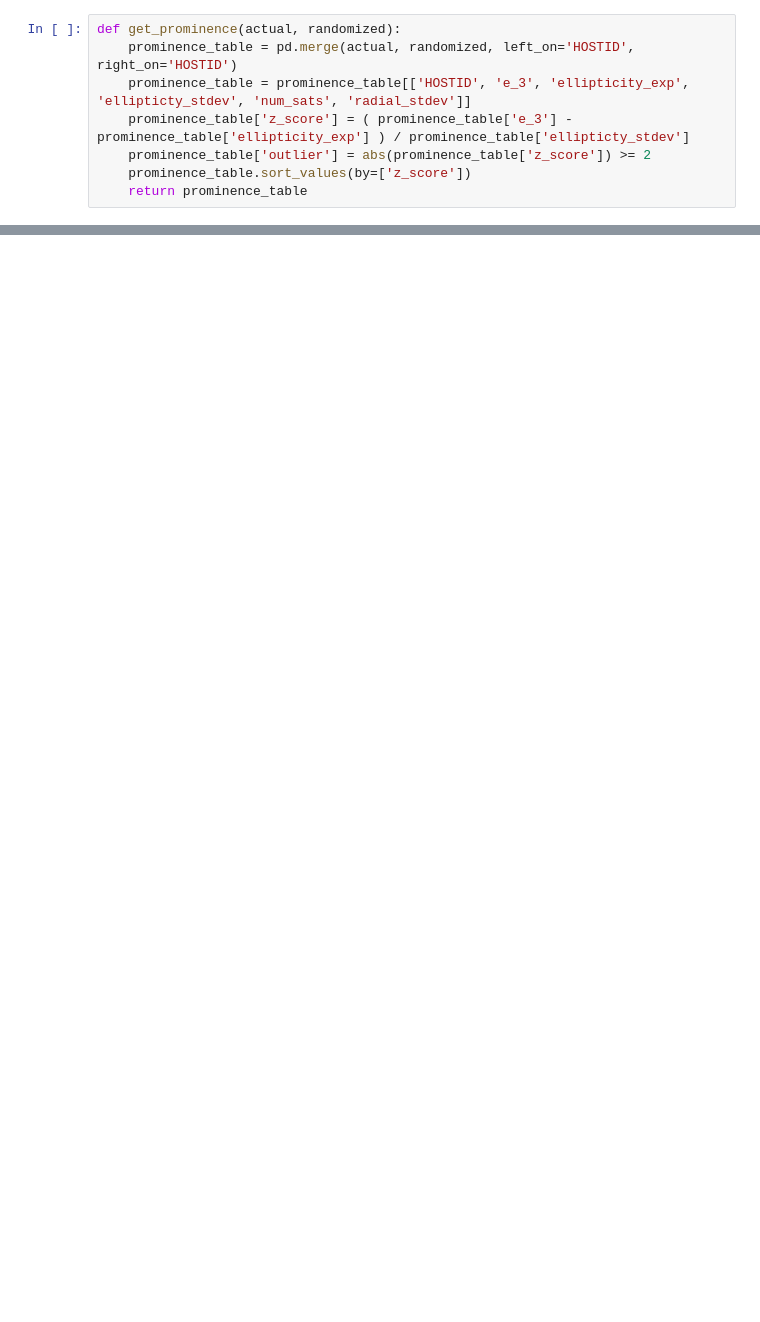
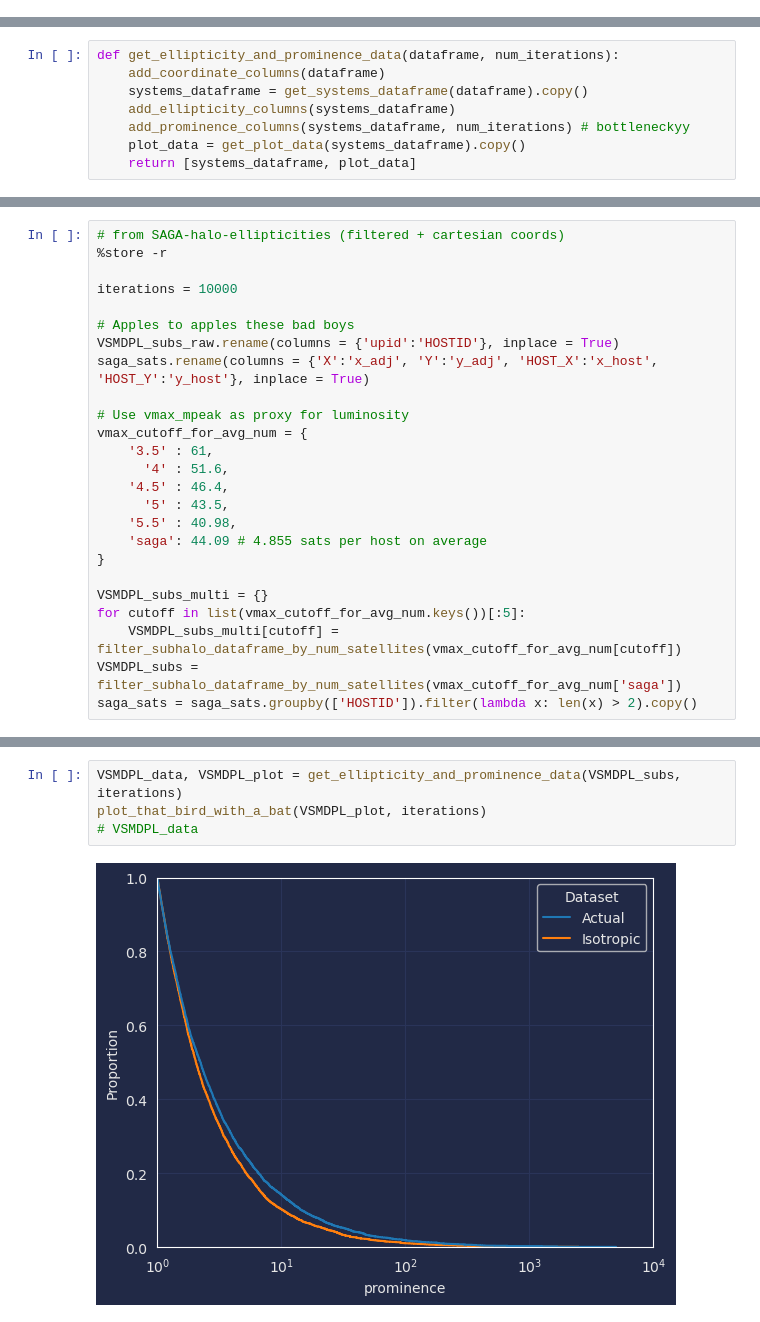
Before and after one commit to OptXFinite/satellite-ellipticities, a Jupyter notebook: Prominence-Analysis.ipynb, the cells around one changed output, grey strips where cells are left out. Drawn from its saved outputs; the diff is of its cells as text; blank space fills up the shorter version.

Commit message:
Refactor prominence

```diff
--- a/Prominence-Analysis.ipynb
+++ b/Prominence-Analysis.ipynb
@@ -86,8 +0,0 @@ def get_expected_ellipticities(data_set):
-# %%
-def get_prominence(actual, randomized):
-    prominence_table = pd.merge(actual, randomized, left_on='HOSTID', right_on='HOSTID')
-    prominence_table = prominence_table[['HOSTID', 'e_3', 'ellipticity_exp', 'ellipticty_stdev', 'num_sats', 'radial_stdev']]
-    prominence_table['z_score'] = ( prominence_table['e_3'] - prominence_table['ellipticity_exp'] ) / prominence_table['ellipticty_stdev']
-    prominence_table['outlier'] = abs(prominence_table['z_score']) >= 2
-    prominence_table.sort_values(by=['z_score'])
-    return prominence_table
@@ -132,0 +135,8 @@ prominence_table_VSMDPL.sort_values(by=['z_score'])
+# %%
+def get_ellipticity_and_prominence_data(dataframe, num_iterations):
+    add_coordinate_columns(dataframe)
+    systems_dataframe = get_systems_dataframe(dataframe).copy()
+    add_ellipticity_columns(systems_dataframe)
+    add_prominence_columns(systems_dataframe, num_iterations) # bottleneckyy
+    plot_data = get_plot_data(systems_dataframe).copy()
+    return [systems_dataframe, plot_data]
@@ -132,0 +145,25 @@ prominence_table_VSMDPL.sort_values(by=['z_score'])
+# %%
+# from SAGA-halo-ellipticities (filtered + cartesian coords)
+%store -r
+
+iterations = 10000
+
+# Apples to apples these bad boys
+VSMDPL_subs_raw.rename(columns = {'upid':'HOSTID'}, inplace = True)
+saga_sats.rename(columns = {'X':'x_adj', 'Y':'y_adj', 'HOST_X':'x_host', 'HOST_Y':'y_host'}, inplace = True)
+
+# Use vmax_mpeak as proxy for luminosity
+vmax_cutoff_for_avg_num = {
+    '3.5' : 61,
+      '4' : 51.6,
+    '4.5' : 46.4,
+      '5' : 43.5,
+    '5.5' : 40.98,
+    'saga': 44.09 # 4.855 sats per host on average
+}
+
+VSMDPL_subs_multi = {}
+for cutoff in list(vmax_cutoff_for_avg_num.keys())[:5]:
+    VSMDPL_subs_multi[cutoff] = filter_subhalo_dataframe_by_num_satellites(vmax_cutoff_for_avg_num[cutoff])
+VSMDPL_subs = filter_subhalo_dataframe_by_num_satellites(vmax_cutoff_for_avg_num['saga'])
+saga_sats = saga_sats.groupby(['HOSTID']).filter(lambda x: len(x) > 2).copy()
@@ -132,0 +196,6 @@ prominence_table_VSMDPL.sort_values(by=['z_score'])
+# %%
+VSMDPL_data, VSMDPL_plot = get_ellipticity_and_prominence_data(VSMDPL_subs, iterations)
+plot_that_bird_with_a_bat(VSMDPL_plot, iterations)
+# VSMDPL_data
+# %% [output]
+[figure, added]
```
Also changed, not shown: parts of 34 cells of this notebook.
